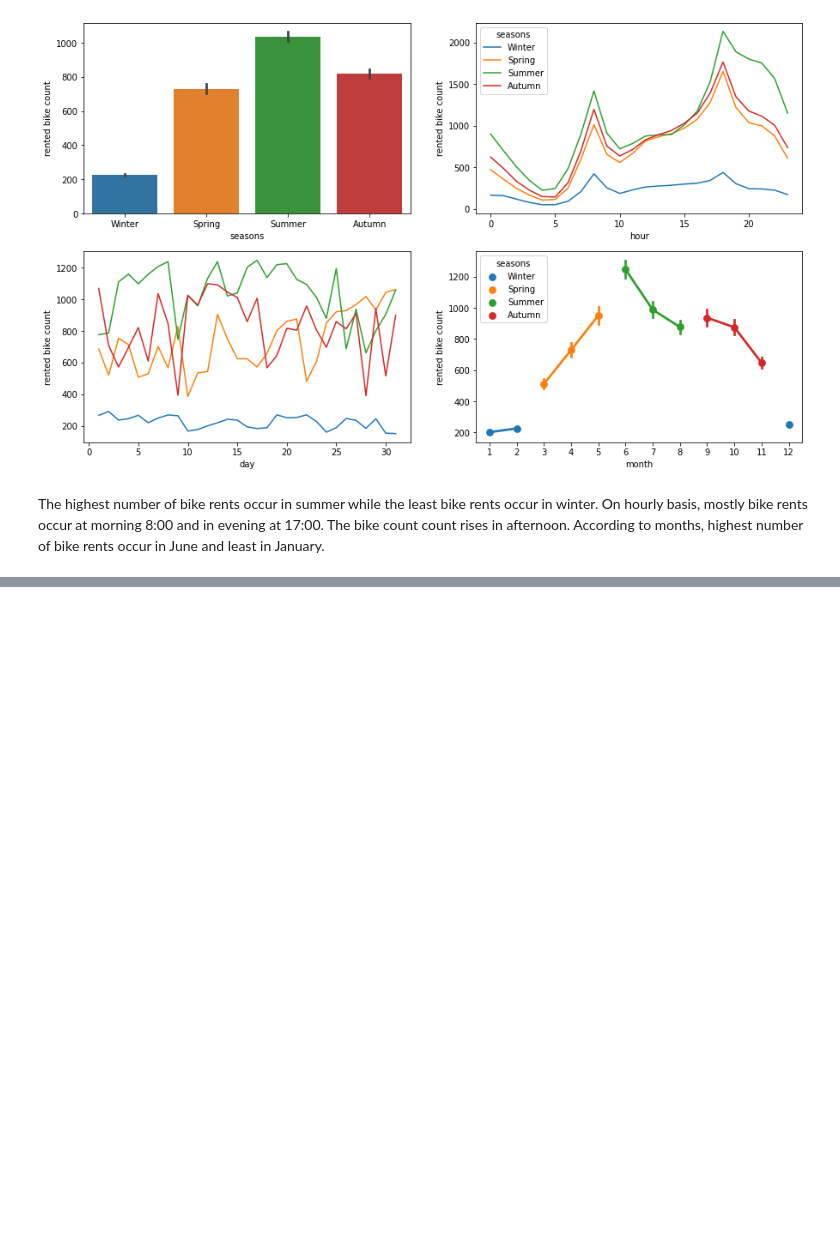
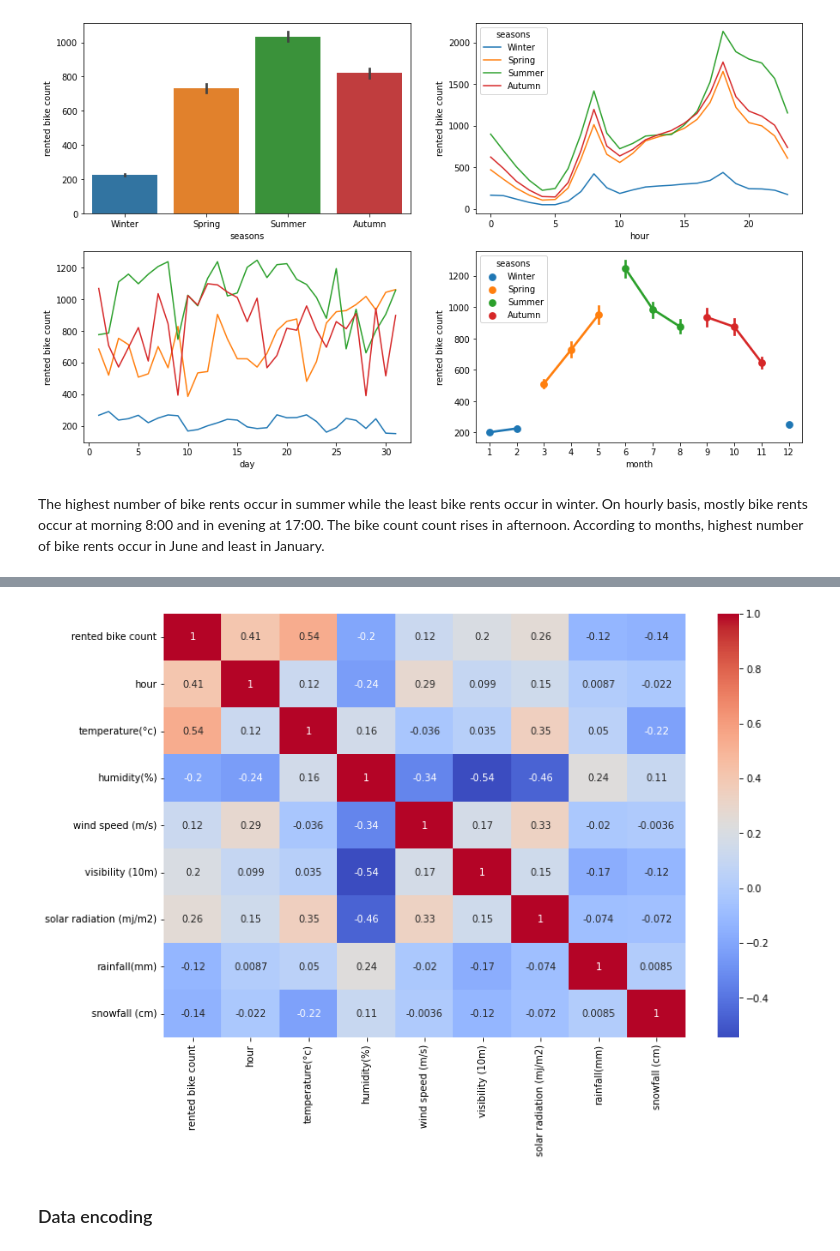
Before and after one commit to harishgawade1999/Bike_Sharing_Demand_Prediction_Capstone_Project, a Jupyter notebook: New_Harish_Bike_Sharing_Demand_Prediction_Capstone_Project.ipynb, the cells around one changed output, grey strips where cells are left out. Saved outputs shown, nothing was run; the diff lists cells and outputs as text; code cells hidden in the pictures; blank space fills up the shorter version.

```diff
--- a/New_Harish_Bike_Sharing_Demand_Prediction_Capstone_Project.ipynb
+++ b/New_Harish_Bike_Sharing_Demand_Prediction_Capstone_Project.ipynb
@@ -390,0 +460,9 @@ The highest number of bike rents occur in summer while the least bike rents occu
+# %%
+dataset= bike_df.drop(['dew point temperature(°c)', 'year', 'day', 'month'], axis=1)
+# %%
+plt.figure(figsize=(12,8))
+sns.heatmap(dataset.corr(), annot=True, cmap= 'coolwarm');
+# %% [output]
+[figure, added]
+# %% [markdown]
+### Data encoding
```
Also changed, not shown: parts of 28 cells of this notebook.
